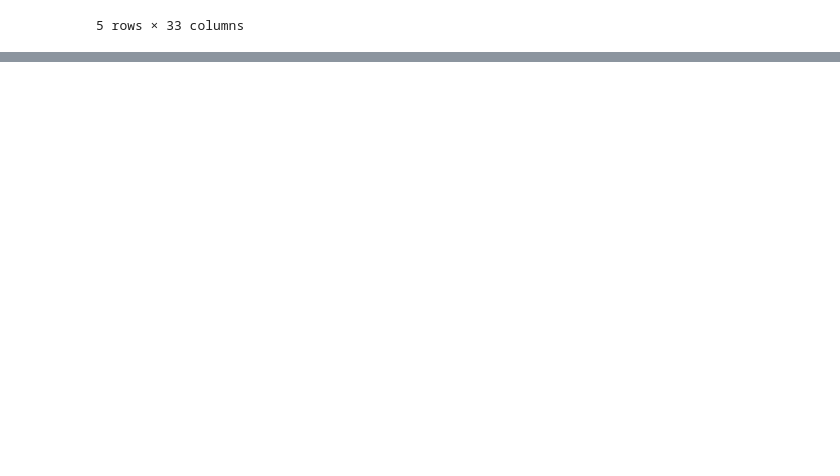
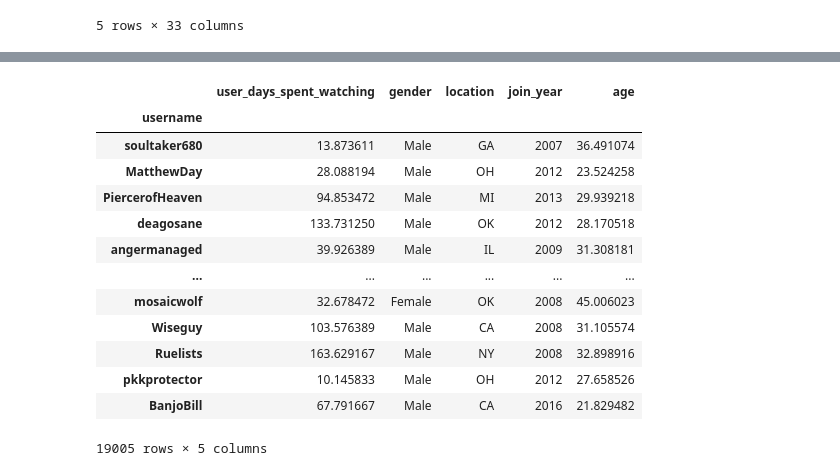
Before and after one commit to benrosenberg/ORIE-4741-project, a Jupyter notebook: datasets/bag_of_words.ipynb, the cells around one changed output, grey strips where cells are left out. Cells and saved outputs as stored; diff of their text form; code cells hidden in the pictures; blank space fills up the shorter version.

```diff
--- a/datasets/bag_of_words.ipynb
+++ b/datasets/bag_of_words.ipynb
@@ -22,0 +59,5 @@ animelist_data.head()
+# %%
+# load OUR cleaned users
+train = pd.read_csv('training_users_list.csv')
+test = pd.read_csv('testing_users_list.csv')
+US_users = pd.concat([train, test], ignore_index=True)
@@ -22,0 +73,6 @@ animelist_data.head()
+# %%
+# remove unnecessary data from users dset
+US_users_bare = US_users.drop(columns=['Unnamed: 0', 'user_id', 'user_watching', 'user_completed', 'user_onhold',
+                                       'user_dropped', 'user_plantowatch', 'access_rank', 'last_online',
+                                       'stats_rewatched', 'stats_episodes', 'birth_date', 'join_date',
+                                       'stats_mean_score'])
@@ -130,0 +188,17 @@ dtype: int64
+# %%
+US_users_bare.set_index('username')
+# %% [output]
+|  | user_days_spent_watching | gender | location | join_year | age |
+| username |  |  |  |  |  |
+| soultaker680 | 13.873611 | Male | GA | 2007 | 36.491074 |
+| MatthewDay | 28.088194 | Male | OH | 2012 | 23.524258 |
+| PiercerofHeaven | 94.853472 | Male | MI | 2013 | 29.939218 |
+| deagosane | 133.731250 | Male | OK | 2012 | 28.170518 |
+| angermanaged | 39.926389 | Male | IL | 2009 | 31.308181 |
+| ... | ... | ... | ... | ... | ... |
+| mosaicwolf | 32.678472 | Female | OK | 2008 | 45.006023 |
+| Wiseguy | 103.576389 | Male | CA | 2008 | 31.105574 |
+| Ruelists | 163.629167 | Male | NY | 2008 | 32.898916 |
+| pkkprotector | 10.145833 | Male | OH | 2012 | 27.658526 |
+| BanjoBill | 67.791667 | Male | CA | 2016 | 21.829482 |
+19005 rows × 5 columns
```
Also changed, not shown: parts of 36 cells of this notebook, 2 other files.
